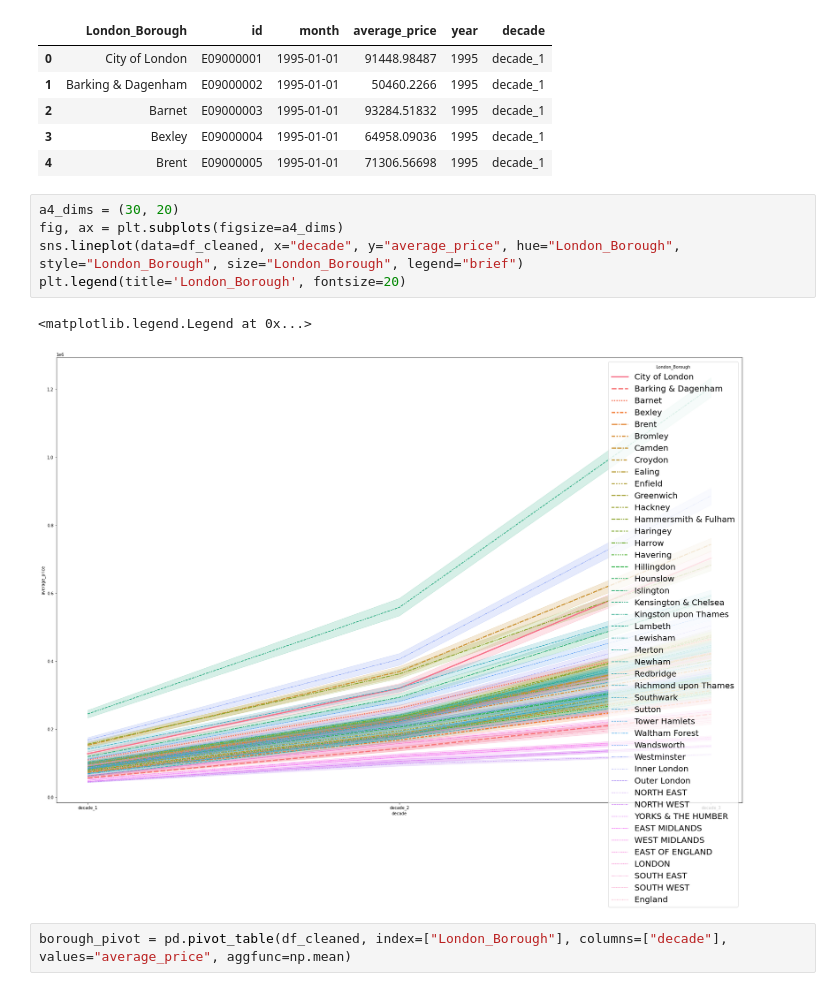
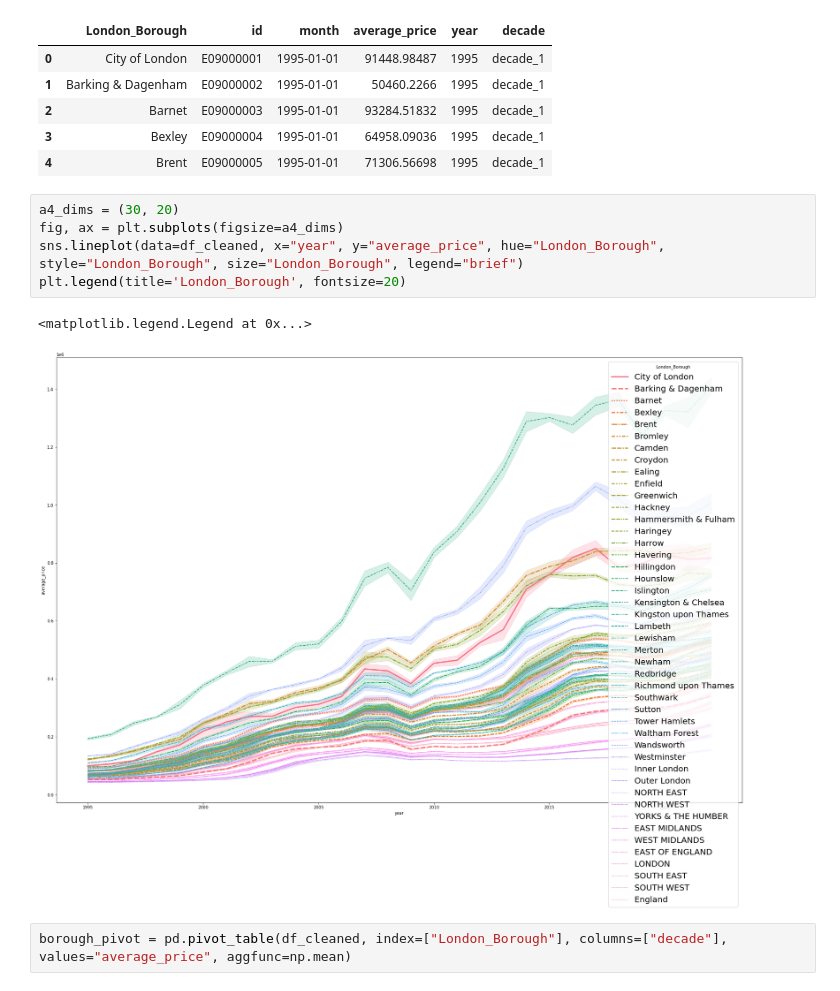
Before and after one commit to raymondsdiaz/london-calling, a Jupyter notebook: Unit 4 Challenge - Tier 3.ipynb, the cells around one changed output. Saved outputs shown, nothing was run; the diff lists cells and outputs as text.

```diff
--- a/Unit 4 Challenge - Tier 3.ipynb
+++ b/Unit 4 Challenge - Tier 3.ipynb
@@ -344,11 +344,11 @@ df_cleaned.head()
 # %%
 a4_dims = (30, 20)
 fig, ax = plt.subplots(figsize=a4_dims)
-sns.lineplot(data=df_cleaned, x="decade", y="average_price", hue="London_Borough", style="London_Borough", size="London_Borough", legend="brief")
+sns.lineplot(data=df_cleaned, x="year", y="average_price", hue="London_Borough", style="London_Borough", size="London_Borough", legend="brief")
 plt.legend(title='London_Borough', fontsize=20)
 # %% [output]
 <matplotlib.legend.Legend at 0x...>
-[figure, old version]
+[figure, new version]
 # %%
 borough_pivot = pd.pivot_table(df_cleaned, index=["London_Borough"], columns=["decade"], values="average_price", aggfunc=np.mean)
 # %%
```
Also changed, not shown: parts of 2 cells of this notebook.
